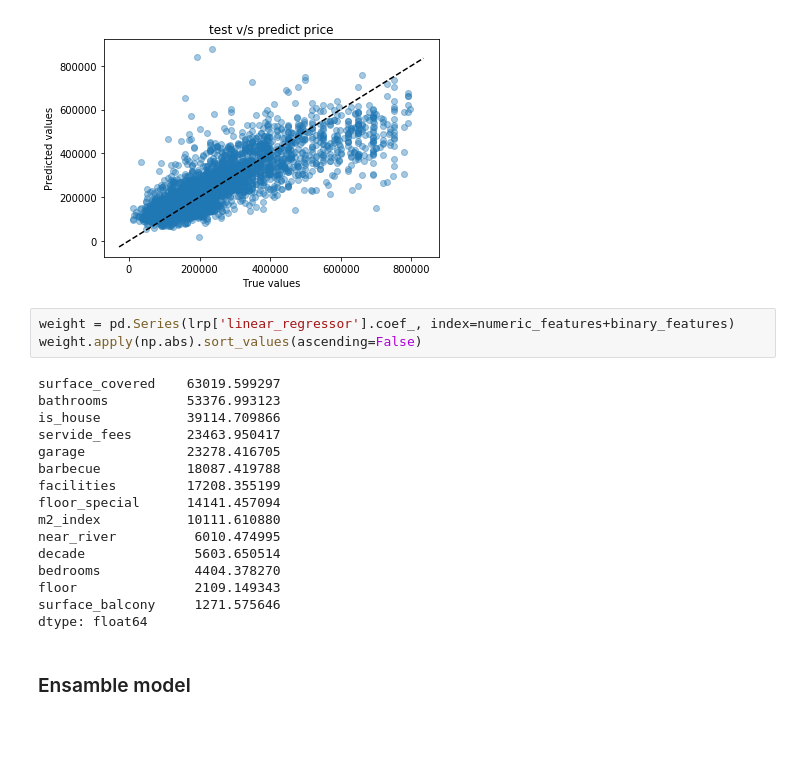
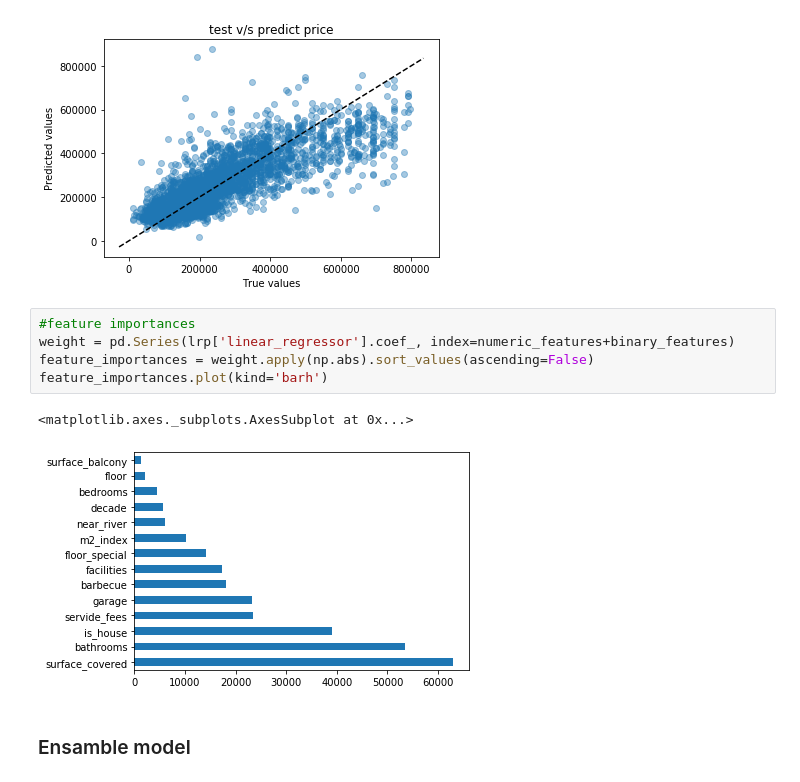
Before and after one commit to creyesp/Meetup_uy, a Jupyter notebook: notebooks/Introduction_to_Scikit-Learn.ipynb, the cells around one changed output. Saved outputs shown, nothing was run; the diff lists cells and outputs as text; blank space fills up the shorter version.

```diff
--- a/notebooks/Introduction_to_Scikit-Learn.ipynb
+++ b/notebooks/Introduction_to_Scikit-Learn.ipynb
@@ -414,24 +437,13 @@ plot_error(y_test, y_pred_test);
 # %% [output]
 [figure]
 # %%
+#feature importances
 weight = pd.Series(lrp['linear_regressor'].coef_, index=numeric_features+binary_features)
-weight.apply(np.abs).sort_values(ascending=False)
+feature_importances = weight.apply(np.abs).sort_values(ascending=False)
+feature_importances.plot(kind='barh')
 # %% [output]
-surface_covered    63019.599297
-bathrooms          53376.993123
-is_house           39114.709866
-servide_fees       23463.950417
-garage             23278.416705
-barbecue           18087.419788
-facilities         17208.355199
-floor_special      14141.457094
-m2_index           10111.610880
-near_river          6010.474995
-decade              5603.650514
-bedrooms            4404.378270
-floor               2109.149343
-surface_balcony     1271.575646
-dtype: float64
+<matplotlib.axes._subplots.AxesSubplot at 0x...>
+[figure, added]
 # %% [markdown]
 ### Ensamble model
 # %%
```
Also changed, not shown: parts of 10 cells of this notebook, 1 other file.
